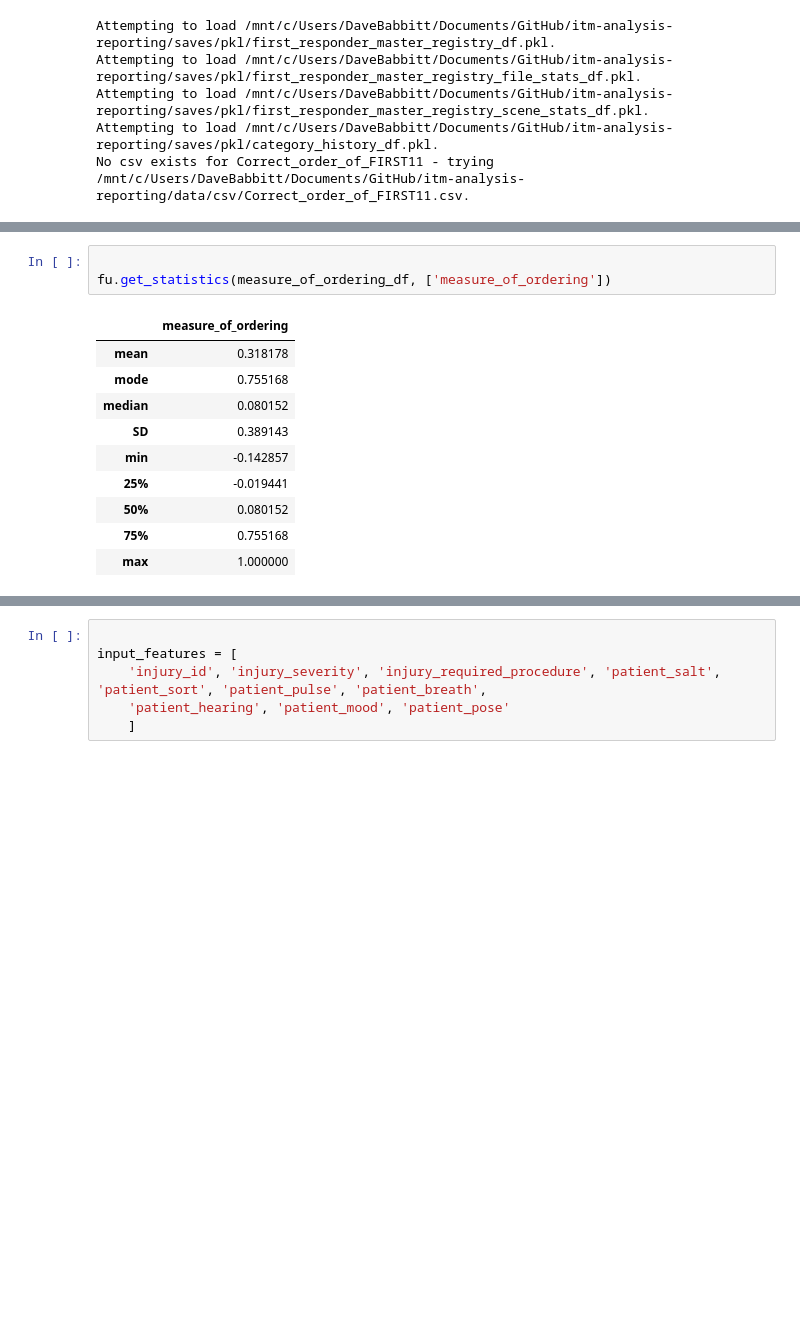
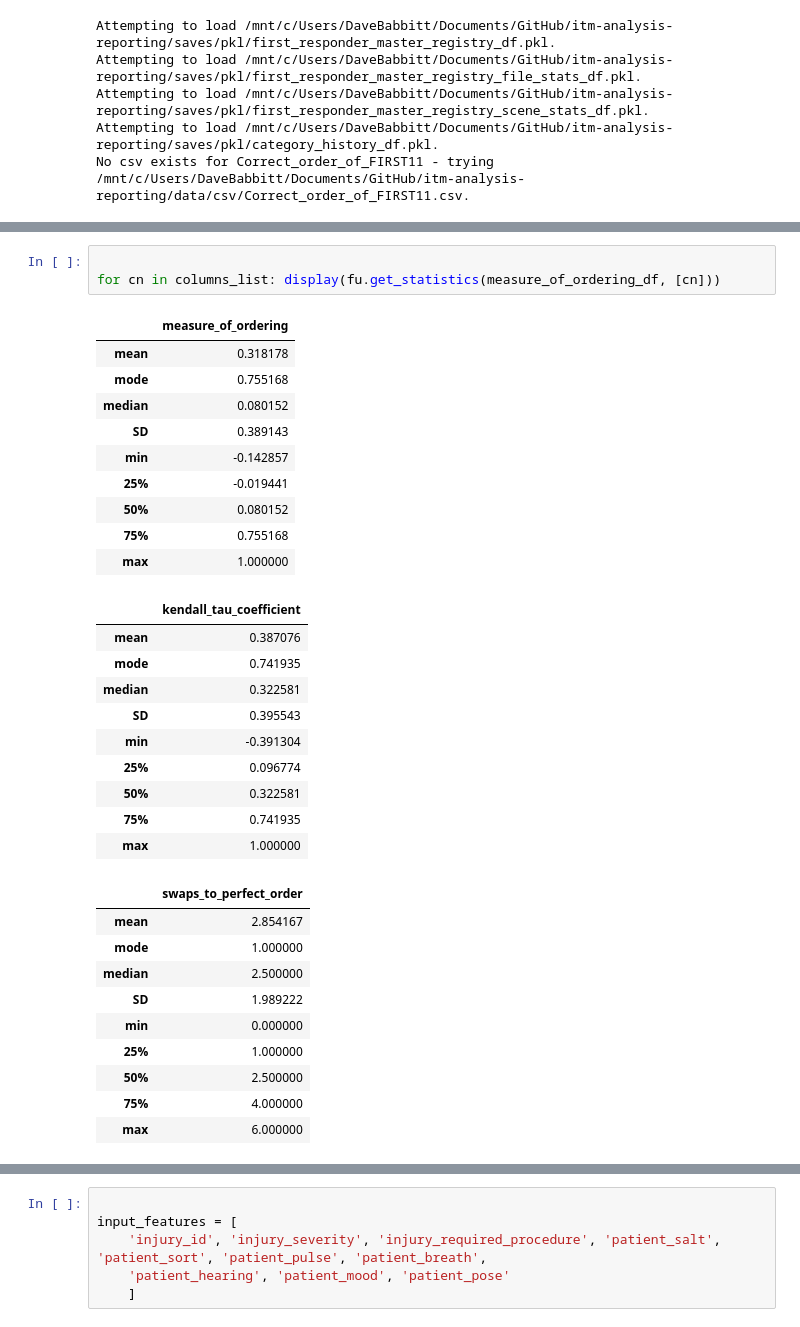
Before and after one commit to dbabbitt/itm-analysis-reporting-1, a Jupyter notebook: maintenance/Refactor Ideal Engagement Order.ipynb, the cells around one changed output, grey strips where cells are left out. Saved outputs shown, nothing was run; the diff lists cells and outputs as text; blank space fills up the shorter version.

```diff
--- a/maintenance/Refactor Ideal Engagement Order.ipynb
+++ b/maintenance/Refactor Ideal Engagement Order.ipynb
@@ -67,14 +154,34 @@ fu.get_measure_of_ordering(actual_sequence, distracted_sequence)
 # %%
 
-fu.get_statistics(measure_of_ordering_df, ['measure_of_ordering'])
+for cn in columns_list: display(fu.get_statistics(measure_of_ordering_df, [cn]))
 # %% [output]
 |  | measure_of_ordering |
 | mean | 0.318178 |
 | mode | 0.755168 |
 | median | 0.080152 |
 | SD | 0.389143 |
 | min | -0.142857 |
 | 25% | -0.019441 |
 | 50% | 0.080152 |
 | 75% | 0.755168 |
 | max | 1.000000 |
+|  | kendall_tau_coefficient |
+| mean | 0.387076 |
+| mode | 0.741935 |
+| median | 0.322581 |
+| SD | 0.395543 |
+| min | -0.391304 |
+| 25% | 0.096774 |
+| 50% | 0.322581 |
+| 75% | 0.741935 |
+| max | 1.000000 |
+|  | swaps_to_perfect_order |
+| mean | 2.854167 |
+| mode | 1.000000 |
+| median | 2.500000 |
+| SD | 1.989222 |
+| min | 0.000000 |
+| 25% | 1.000000 |
+| 50% | 2.500000 |
+| 75% | 4.000000 |
+| max | 6.000000 |
```
Also changed, not shown: parts of 8 cells of this notebook, 6 other files.
